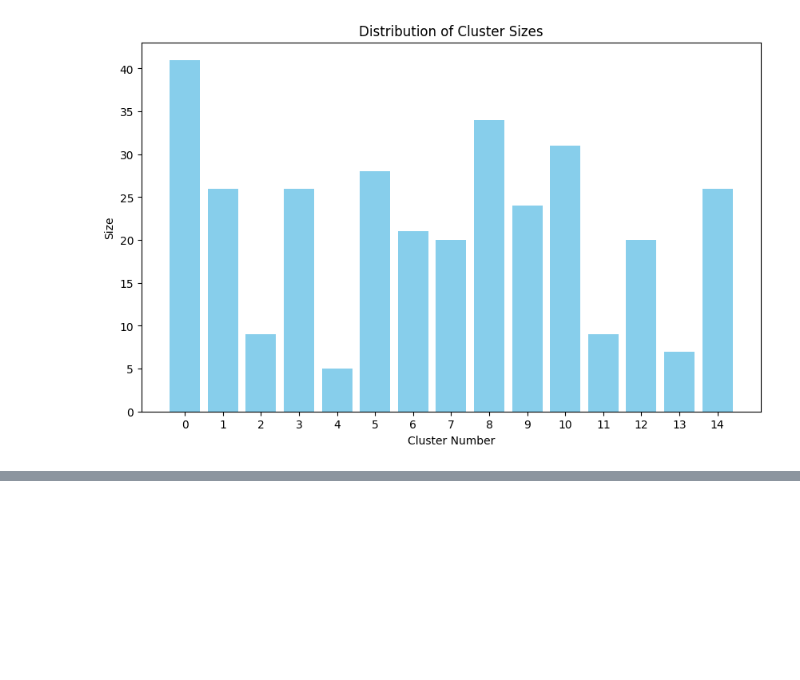
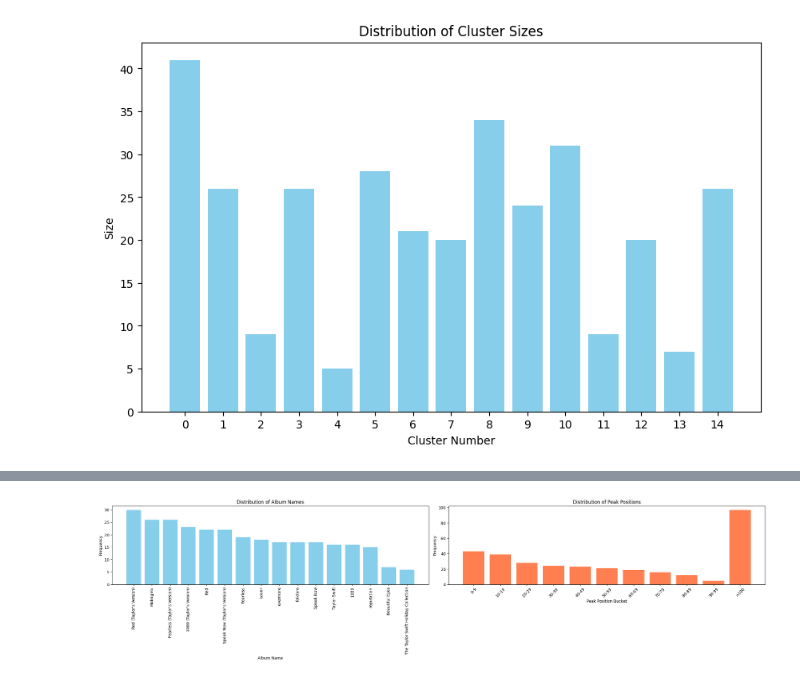
Before and after one commit to alexkato29/Taylor-Swift-Music-Analysis, a Jupyter notebook: Language/lyric_embeddings.ipynb, the cells around one changed output, grey strips where cells are left out. Cells and saved outputs as stored; diff of their text form; code cells hidden in the pictures; blank space fills up the shorter version.

```diff
--- a/Language/lyric_embeddings.ipynb
+++ b/Language/lyric_embeddings.ipynb
@@ -245,3 +223,26 @@ See the caveats in the documentation: https://pandas.pydata.org/pandas-docs/stab
+# %%
+fig, ax = plt.subplots(1, 2, figsize=(24, 6))
+
+# Distribution of Album Names
+album_name_counts = lyrics['album_name'].value_counts()
+ax[0].bar(album_name_counts.index, album_name_counts.values, color='skyblue')
+ax[0].set_xlabel('Album Name')
+ax[0].set_ylabel('Frequency')
+ax[0].set_title('Distribution of Album Names')
+ax[0].tick_params(axis='x', rotation=90)
+
+# Distribution of Peak Position Buckets
+peak_pos_counts = lyrics['peak_pos_bucketed'].value_counts().sort_index()
+ax[1].bar(peak_pos_counts.index, peak_pos_counts.values, color='coral')
+ax[1].set_xlabel('Peak Position Bucket')
+ax[1].set_ylabel('Frequency')
+ax[1].set_title('Distribution of Peak Positions')
+ax[1].tick_params(axis='x', rotation=45)
+
+plt.tight_layout()
+plt.show()
+# %% [output]
+[figure, added]
 # %%
 # Convert latent embedding to something that is readable when we load the csv
 #lyrics['latent_embedding'] = lyrics['latent_embedding'].apply(lambda x: [t.item() for t in x[0]])
```
Also changed, not shown: parts of 8 cells of this notebook.
